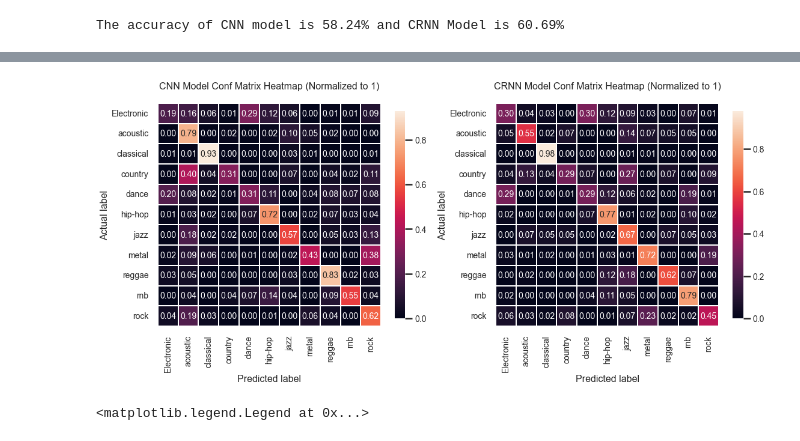
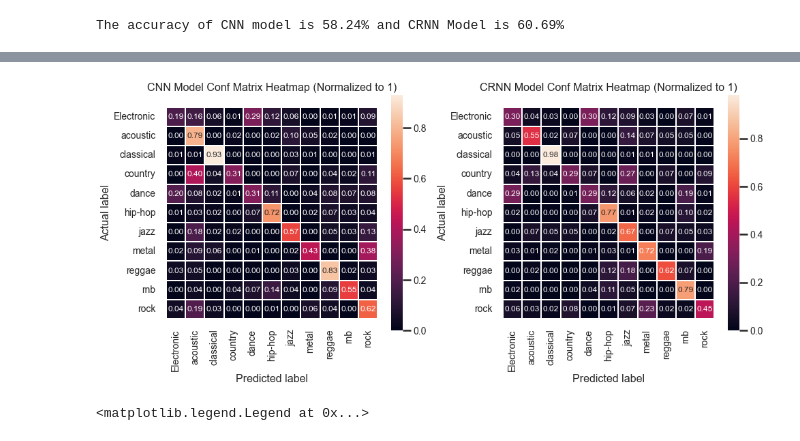
Before and after one commit to swami84/music_genre_classification, a Jupyter notebook: notebooks/Model_Comparison.ipynb, the cells around one changed output, grey strips where cells are left out. Cells and saved outputs as stored; diff of their text form; code cells hidden in the pictures.

```diff
--- a/notebooks/Model_Comparison.ipynb
+++ b/notebooks/Model_Comparison.ipynb
@@ -296,7 +296,7 @@ def plot_heatmap_mat(y_test,pred,classes,normalize=False, ax=None ):
         norm_conf_mx = conf_mx / row_sums
         plot = sns.heatmap(norm_conf_mx, annot=True, square=True,
                     xticklabels=classes,yticklabels=classes, fmt='.2f',cbar_kws={"shrink": 0.5},
-                    linewidths=.1, ax=ax,annot_kws={"fontsize":14})
+                    linewidths=.1, ax=ax,annot_kws={"fontsize":12})
         cbar = ax.collections[0].colorbar
         cbar.ax.tick_params(labelsize=14)
         ax.tick_params('both', labelsize=14)
@@ -306,7 +306,7 @@ def plot_heatmap_mat(y_test,pred,classes,normalize=False, ax=None ):
     else:
         plot = sns.heatmap(conf_mx, annot=True, square=True,
                     xticklabels=classes,yticklabels=classes,fmt='d',cbar_kws={"shrink": 0.5},
-                    linewidths=.2, ax= ax,annot_kws={"fontsize":14})
+                    linewidths=.2, ax= ax,annot_kws={"fontsize":12})
         cbar = ax.collections[0].colorbar
         cbar.ax.tick_params(labelsize=14)
         ax.tick_params('both', labelsize=14)
@@ -327,15 +327,15 @@ plt.show()
 # %%
-fig, [ax1,ax2] = plt.subplots( nrows = 1, ncols = 2,figsize=(16,10),facecolor='white')
+fig, [ax1,ax2] = plt.subplots( nrows = 1, ncols = 2,figsize=(14,10),facecolor='white')
 
 plot_heatmap_mat(y_test,pred_cnn,normalize=True,classes =list(labels.cat.categories), ax=ax1)
 ax1.set_title('CNN Model Conf Matrix Heatmap (Normalized to 1)\n', fontsize = 16)
 
 plot_heatmap_mat(y_test,pred_crnn,normalize=True,classes =list(labels.cat.categories), ax=ax2)
 ax2.set_title('CRNN Model Conf Matrix Heatmap (Normalized to 1)\n', fontsize = 16)
 plt.tight_layout()
 plt.savefig('../data/images/model_comparison_norm_heatmap.jpg', dpi=300, format = 'jpg')
 # %% [output]
-[figure, old version]
+[figure, new version]
 # %%
 sns.set_context("poster", rc={"font.size":14, 'figure.facecolor':'w'})
 sns.set({'figure.facecolor':'w'})
```
Also changed, not shown: parts of 4 cells of this notebook, 2 other files.
